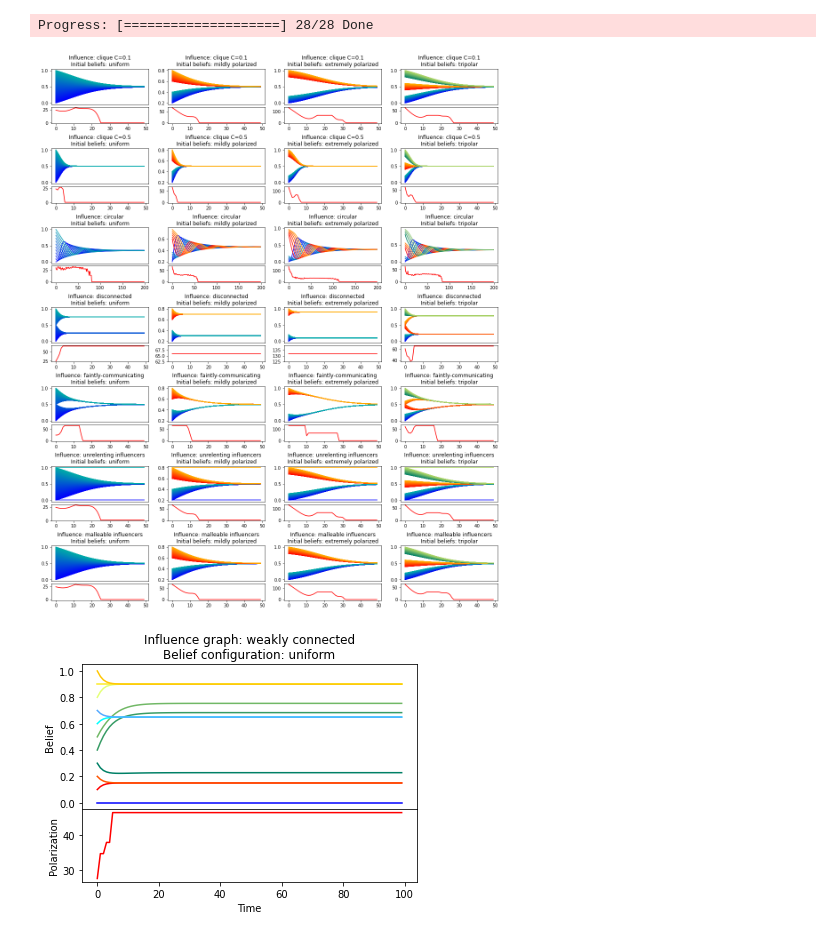
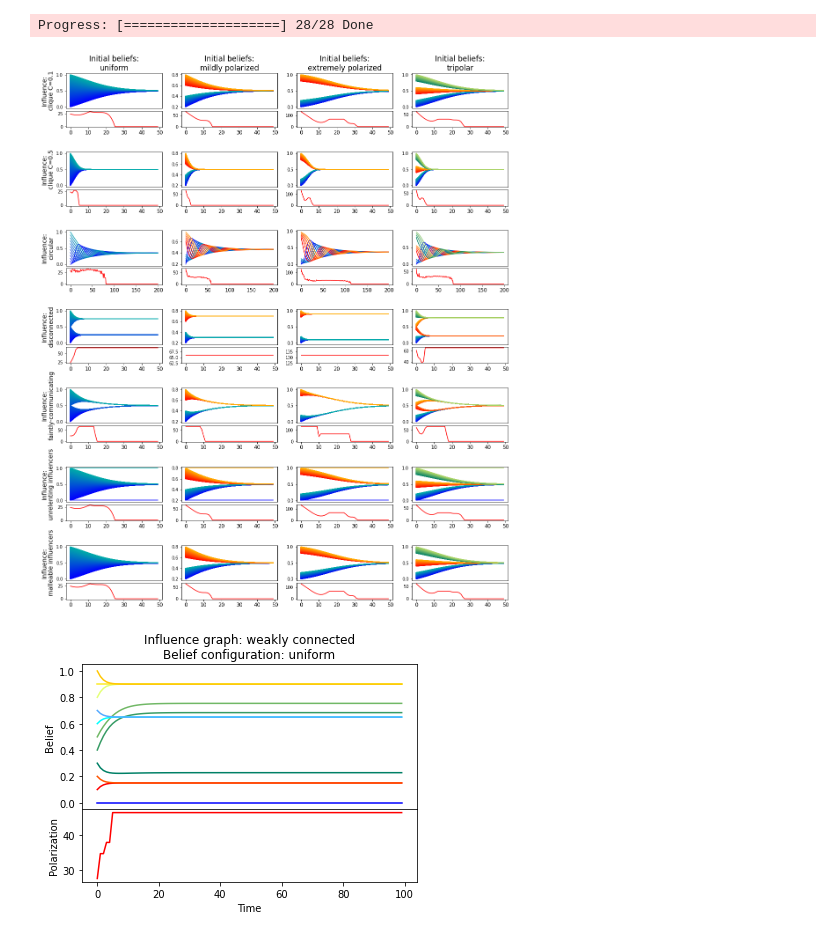
Before and after one commit to Sirquini/Polarization, a Jupyter notebook: Simulations.ipynb, the cells around one changed output. Drawn from its saved outputs; the diff is of its cells as text; code cells hidden in the pictures.

```diff
--- a/Simulations.ipynb
+++ b/Simulations.ipynb
@@ -9,6 +9,8 @@ import matplotlib.gridspec as gridspec
 
 import polarization as plr
 import cli_utils as cli
+
+plt.rcParams.update({'font.size': 16, 'xtick.labelsize': 'small', 'ytick.labelsize': 'x-small', 'legend.fontsize': 'x-small'})
 # %% [markdown]
 # Run Simulations
 
@@ -449,41 +458,45 @@ Progress: [====================] 28/28 Done
 # %%
 beliefs = [blf for blf in plr.Belief if blf is not plr.Belief.CONSENSUS]
 influences = [plr.Influence.CLIQUE, plr.Influence.CLIQUE, plr.Influence.CIRCULAR, plr.Influence.GROUP_2_DISCONECTED, plr.Influence.GROUP_2_FAINT, plr.Influence.INFLUENCERS_2_BALANCED, plr.Influence.INFLUENCERS_2_UNBALANCED]
 special_inf_names = ["{} C=0.1".format(get_hr_name(plr.Influence.CLIQUE)), "{} C=0.5".format(get_hr_name(plr.Influence.CLIQUE)), None, None, None, None, None]
 
 # sims = nx_simulations
 # sims = neighbours_simulations
 sims = neighbours_cb_simulations
 
-f = plt.figure(num=1, figsize=(18,22))
-gs = gridspec.GridSpec(len(influences), len(beliefs), figure=f)
-plt.subplots_adjust(hspace=0.45, wspace=0.2)
-for i, inf in enumerate(influences):
-    for j, blf in enumerate(beliefs):
-        sub_gs = gs[i * len(beliefs) + j].subgridspec(3, 1, hspace=0.15)
-        axt = f.add_subplot(sub_gs[:-1, :])
-        axb = f.add_subplot(sub_gs[-1, :], sharex=axt)
-        axt.get_xaxis().set_visible(False)
-        for sim in sims:
-            if sim["inf"] == inf and sim["blf"] == blf:
-                if inf is plr.Influence.CLIQUE and sim["id"] != i:
-                    continue
-                axt.set_prop_cycle(color=get_colors(blf, len(sim["sim"][1][0])))
-                if inf is plr.Influence.CIRCULAR:
-                    axt.plot(sim["sim"][1])
-                    axb.plot(sim["sim"][0], color="red")
-                    # axb.plot([np.sum(row) for row in sim["sim"][1]], color="red")
-                else:
-                    axt.plot(sim["sim"][1][:50])
-                    axb.plot(sim["sim"][0][:50], color="red")
-                    # axb.plot([np.sum(row) for row in sim["sim"][1][:50]], color="red")
-                inf_name = get_hr_name(inf)
-                if special_inf_names[i] is not None:
-                    inf_name = special_inf_names[i]
-                axt.set_title("Influence: {}\nInitial beliefs: {}".format(inf_name, get_hr_name(blf)))
-plt.show()
+with plt.rc_context({'font.size': 14}):
+    f = plt.figure(num=1, figsize=(18,22))
+    gs = gridspec.GridSpec(len(influences), len(beliefs), figure=f)
+    plt.subplots_adjust(hspace=0.45, wspace=0.2)
+    for i, inf in enumerate(influences):
+        for j, blf in enumerate(beliefs):
+            sub_gs = gs[i * len(beliefs) + j].subgridspec(3, 1, hspace=0.15)
+            axt = f.add_subplot(sub_gs[:-1, :])
+            axb = f.add_subplot(sub_gs[-1, :], sharex=axt)
+            axt.get_xaxis().set_visible(False)
+            for sim in sims:
+                if sim["inf"] == inf and sim["blf"] == blf:
+                    if inf is plr.Influence.CLIQUE and sim["id"] != i:
+                        continue
+                    axt.set_prop_cycle(color=get_colors(blf, len(sim["sim"][1][0])))
+                    if inf is plr.Influence.CIRCULAR:
+                        axt.plot(sim["sim"][1])
+                        axb.plot(sim["sim"][0], color="red")
+                        # axb.plot([np.sum(row) for row in sim["sim"][1]], color="red")
+                    else:
+                        axt.plot(sim["sim"][1][:50])
+                        axb.plot(sim["sim"][0][:50], color="red")
+                        # axb.plot([np.sum(row) for row in sim["sim"][1][:50]], color="red")
+                    inf_name = get_hr_name(inf)
+                    if special_inf_names[i] is not None:
+                        inf_name = special_inf_names[i]
+                    if i == 0:
+                        axt.set_title("Initial beliefs:\n{}".format(get_hr_name(blf)))
+                    if j == 0:
+                        axt.set_ylabel("Influence:\n{}".format(inf_name))
+    plt.show()
 # %% [output]
-[figure, old version]
+[figure, new version]
 # %%
 i = 0.5
 inf = np.array([
```
Also changed, not shown: parts of 8 cells of this notebook.
